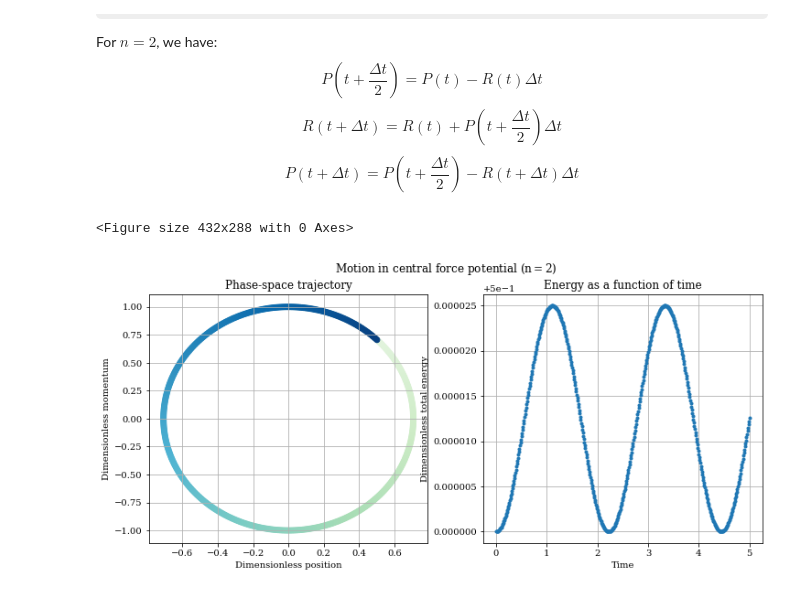
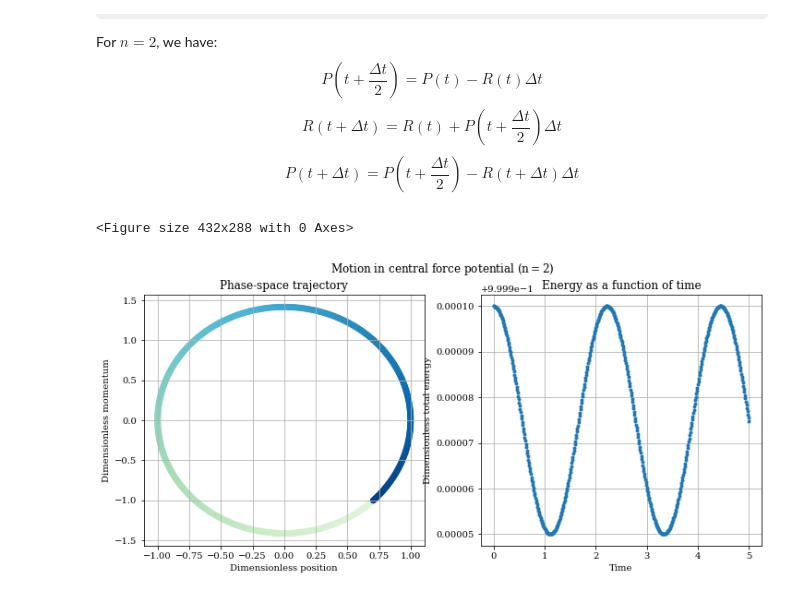
Before and after one commit to wehs7661/CompPhys, a Jupyter notebook: Homework/Homework_01.ipynb, the cells around one changed output. Drawn from its saved outputs; the diff is of its cells as text; code cells hidden in the pictures; some formulas as TeX source.

```diff
--- a/Homework/Homework_01.ipynb
+++ b/Homework/Homework_01.ipynb
@@ -139,35 +294,35 @@ $$P \left( t + \Delta t \right) = P \left(t + \frac{\Delta t}{2} \right) - R \le
 # %%
 def central_f_verlet(n, N=500, dt=0.01):
     r_0, p_0 = 1, 0
-    r_approx, p_approx = [x_0], [r_0]
+    r_approx, p_approx = [r_0], [p_0]
     for i in range(N):   # N: number of steps
         p_half = p_approx[-1] - 0.5 * (dt) * n * (r_approx[-1]) ** (n - 1)
         r_approx.append(r_approx[-1] + p_half * dt)
         p_approx.append(p_half - 0.5 * dt * n * (r_approx[-1]) ** (n - 1))
 
     E_approx = np.power(r_approx, n) + 0.5 * np.power(p_approx, 2)
 
     plt.figure()
     _, ax = plt.subplots(nrows=1, ncols=2, figsize=(12, 5))
     plt.suptitle('Motion in central force potential ($n=%s$)' %n)
 
     plt.subplot(1, 2, 1)
     plt.scatter(r_approx, p_approx, c = plt.cm.GnBu(np.linspace(0, 1, len(r_approx))))
     plt.title('Phase-space trajectory')
     plt.xlabel('Dimensionless position')
     plt.ylabel('Dimensionless momentum')
     plt.grid()
 
     plt.subplot(1, 2, 2)
     plt.plot(np.arange(len(E_approx)) * dt, E_approx, '.')
     plt.xlabel('Time')
     plt.ylabel('Dimensionless total energy')
     if max(abs(E_approx)) >= 10000:
         plt.ticklabel_format(style='sci', axis='y', scilimits=(0, 0))
     plt.title('Energy as a function of time')
     plt.grid()
 
 central_f_verlet(n=2)
 # %% [output]
 <Figure size 432x288 with 0 Axes>
-[figure, old version]
+[figure, new version]
```
Also changed, not shown: parts of 25 cells of this notebook, 1 other file.
